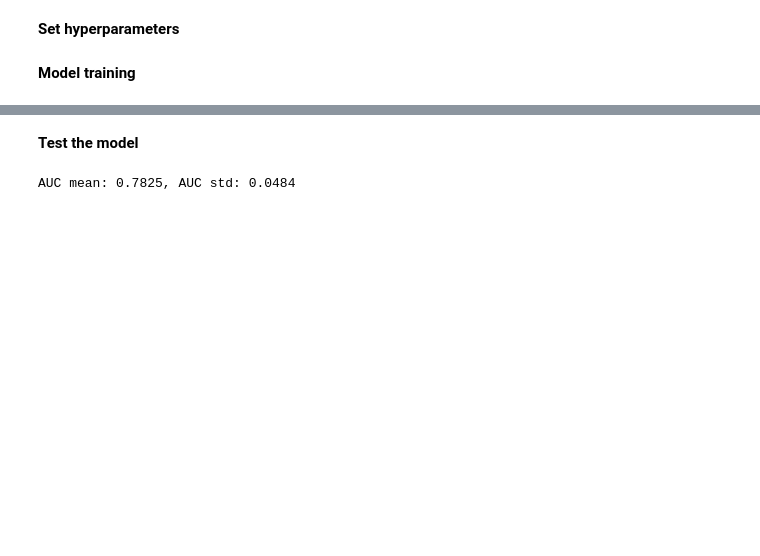
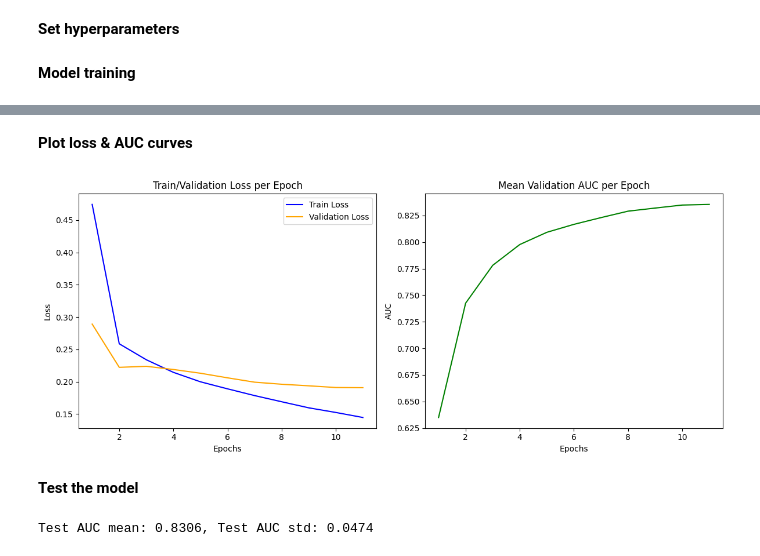
Before and after one commit to Tschoui/few_shot_feature_propagation, a Jupyter notebook: pretraining/training/dnn_training.ipynb, the cells around one changed output, grey strips where cells are left out. Saved outputs shown, nothing was run; the diff lists cells and outputs as text; code cells hidden in the pictures; blank space fills up the shorter version.

Commit message:
mask -1s, add weight_decay, plot losses

```diff
--- a/pretraining/training/dnn_training.ipynb
+++ b/pretraining/training/dnn_training.ipynb
@@ -121,16 +148,37 @@ def train_validation_loop(model, dataloader_train, dataloader_val, loss_func, op
+# %%
+def plot_losses(train_losses, val_losses, mean_auc_per_epoch, num_epochs):
+    epochs = np.arange(1, num_epochs + 1)
+
+    fig, (ax1, ax2) = plt.subplots(nrows=1, ncols=2, figsize=(12, 5))
+
+    ax1.plot(epochs, train_losses, label='Train Loss', color='blue')
+    ax1.plot(epochs, val_losses, label='Validation Loss', color='orange')
+    ax1.set_title('Train/Validation Loss per Epoch')
+    ax1.set_xlabel('Epochs')
+    ax1.set_ylabel('Loss')
+    ax1.legend()
+
+    ax2.plot(epochs, mean_auc_per_epoch, color='green')
+    ax2.set_title('Mean Validation AUC per Epoch')
+    ax2.set_xlabel('Epochs')
+    ax2.set_ylabel('AUC')
+
+    plt.tight_layout()
+    plt.show()
 # %% [markdown]
 **Set hyperparameters**
 # %%
 params = {'input_size': 2248,
           'hidden_layers': [1024, 512],
           'output_size': 12,
-          'learning_rate': 1e-3,
+          'learning_rate': 3e-4,
           'activation_function': nn.ReLU,
-          'dropout_p': 0.25,
+          'dropout_p': 0.5,
           'batch_size': 512}
 
 input_size, hidden_layers, output_size, learning_rate, activation_function, dropout_p, batch_size = params.values()
-num_epochs = 100
+weight_decay = 1e-5
+num_epochs = 11
 device = torch.device('cuda' if torch.cuda.is_available() else 'cpu')
 # %% [markdown]
 **Model training**
@@ -154,7 +202,7 @@ DNN(
 )
 # %%
 loss_func = nn.BCEWithLogitsLoss()
-optimizer = optim.Adam(model.parameters(), lr=learning_rate)
+optimizer = optim.Adam(model.parameters(), lr=learning_rate, weight_decay=weight_decay)
 # %%
 train_loader, val_loader, test_loader = create_dataloaders(tox21_X_train,
                                                            tox21_y_train,
@@ -163,5 +211,8 @@ train_loader, val_loader, test_loader = create_dataloaders(tox21_X_train,
                                                            tox21_X_test,
                                                            tox21_y_test)
 # %%
-train_validation_loop(model, train_loader, val_loader, loss_func, optimizer, num_epochs=10, device=device)
+train_losses, val_losses, mean_auc_per_epoch = train_validation_loop(model, train_loader,
+                                                                     val_loader, loss_func,
+                                                                     optimizer, num_epochs=num_epochs,
+                                                                     device=device, print_per_epochs=1)
 # %% [output]
@@ -178,3 +230,9 @@ Epoch 10/10, Train Loss: 0.0585, Validation Loss: 0.2500, Validation AUC mean: 0
+# %% [markdown]
+**Plot loss & AUC curves**
+# %%
+plot_losses(train_losses, val_losses, mean_auc_per_epoch, num_epochs)
+# %% [output]
+[figure, added]
 # %% [markdown]
 **Test the model**
 # %%
@@ -216,4 +286,4 @@ roc_auc_scores_mean, roc_auc_scores_std = test_model(model, test_loader, loss_fu
 # %%
-print(f'AUC mean: {roc_auc_scores_mean:.4f}, AUC std: {roc_auc_scores_std:.4f}')
+print(f'Test AUC mean: {auc_scores_mean:.4f}, Test AUC std: {auc_scores_std:.4f}')
 # %% [output]
-AUC mean: 0.7825, AUC std: 0.0484
+Test AUC mean: 0.8306, Test AUC std: 0.0474
```
Also changed, not shown: parts of 8 cells of this notebook.
